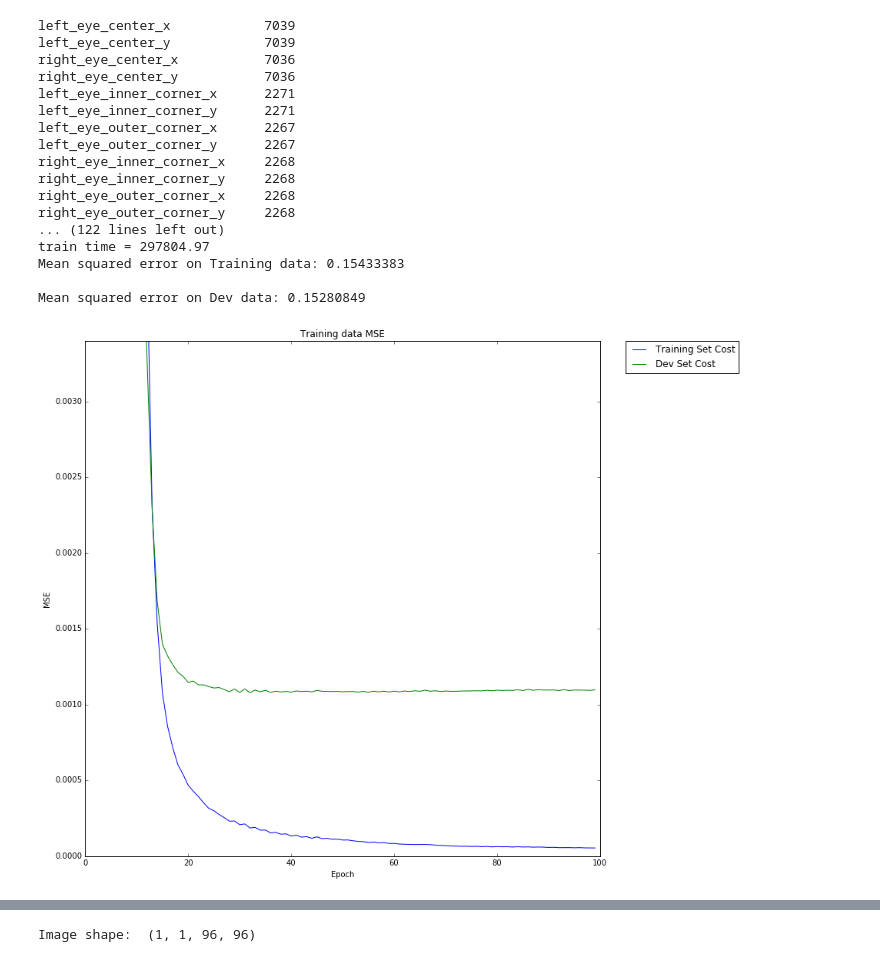
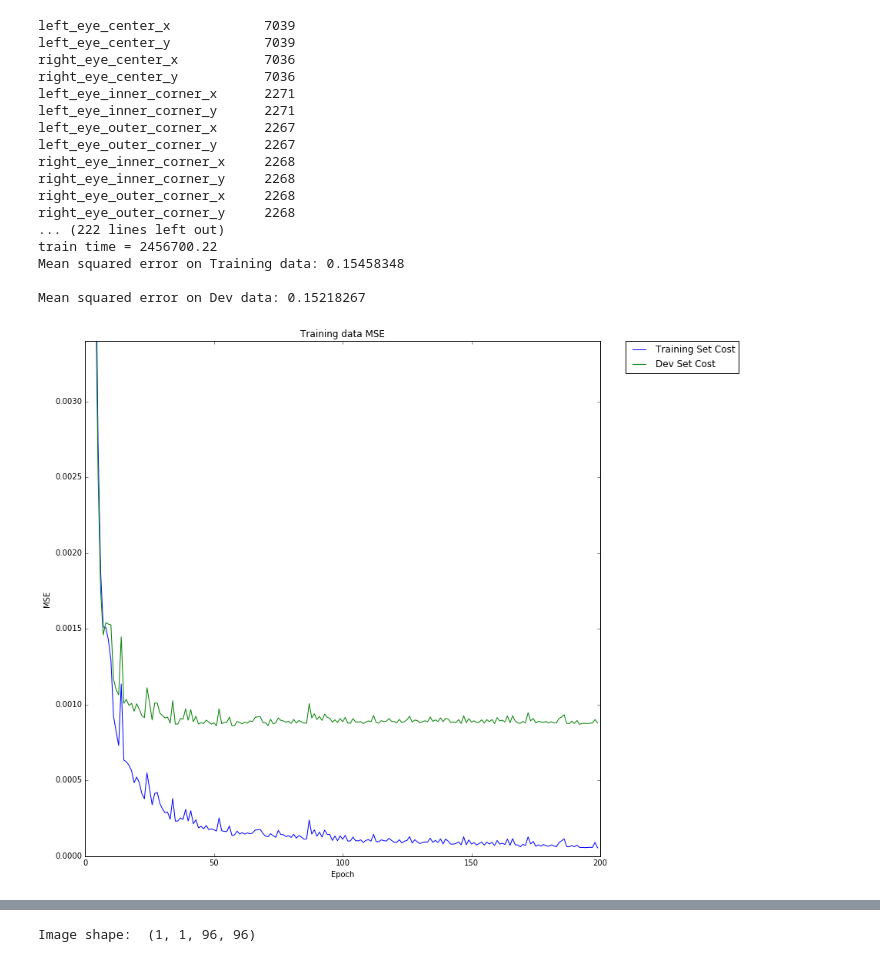
Before and after one commit to mjasek114/w207-Kaggle-Facial-Keypoint-Detection, a Jupyter notebook: Project/Source/ConvoNN_V2.ipynb, the cells around one changed output, grey strips where cells are left out. Saved outputs shown, nothing was run; the diff lists cells and outputs as text; code cells hidden in the pictures.

Commit message:
Runs with multiple regularization parameter tries

```diff
--- a/Project/Source/ConvoNN_V2.ipynb
+++ b/Project/Source/ConvoNN_V2.ipynb
@@ -32,6 +32,9 @@ featureMapsLayer1 = 32
 featureMapsLayer2 = 64
 featureMapsLayer3 = 128
 
+# Regularization parameter for the fully connected NN
+lambda_reg = .00000001
+
 # For convonets, we will work in 2d rather than 1d.  The dataset images are 96 * 96
 imageWidth = 96
 
@@ -49,11 +52,8 @@ w_6 = theano.shared(floatX(np.asarray((np.random.randn(*(numHiddenNodes, numClas
 b_1 = theano.shared(value=numpy.zeros((featureMapsLayer1,), dtype=theano.config.floatX), borrow=True)
 b_2 = theano.shared(value=numpy.zeros((featureMapsLayer2,), dtype=theano.config.floatX), borrow=True)
 b_3 = theano.shared(value=numpy.zeros((featureMapsLayer3,), dtype=theano.config.floatX), borrow=True)
-b_4 = theano.shared(value=numpy.zeros((numHiddenNodes,), dtype=theano.config.floatX), name='b', borrow=True)
-b_5 = theano.shared(value=numpy.zeros((numHiddenNodes,), dtype=theano.config.floatX), name='b', borrow=True)
-b_6 = theano.shared(value=numpy.zeros((numClasses,), dtype=theano.config.floatX), name='b', borrow=True)
 
-params = [w_1, w_2, w_3, w_4, w_5, w_6, b_1, b_2, b_3, b_4, b_5, b_6]
+params = [w_1, w_2, w_3, w_4, w_5, w_6, b_1, b_2, b_3]
 
 ## (2) Model
 X = T.matrix('X').reshape((-1, 1, 96, 96)) # conv2d works with tensor4 type
@@ -71,15 +71,15 @@ def model(X, w_1, w_2, w_3, w_4, w_5, w_6, p_1, p_2, p_3, p_4, p_5):
     l1 = dropout(T.tanh( max_pool_2d(T.maximum(conv2d(X, w_1, border_mode='full'),0.), (2, 2),ignore_border=True) + b_1.dimshuffle('x', 0, 'x', 'x') ), p_1)
     l2 = dropout(T.tanh( max_pool_2d(T.maximum(conv2d(l1, w_2), 0.), (2, 2),ignore_border=True) + b_2.dimshuffle('x', 0, 'x', 'x') ), p_2)
     l3 = dropout(T.flatten(T.tanh( max_pool_2d(T.maximum(conv2d(l2, w_3), 0.), (2, 2),ignore_border=True) + b_3.dimshuffle('x', 0, 'x', 'x') ), outdim=2), p_3)# flatten to switch back to 1d layers
-    l4 = dropout(T.maximum(T.dot(l3, w_4) + b_4, 0.), p_4)
-    l5 = dropout(T.maximum(T.dot(l4, w_5) + b_5, 0.), p_5)
-    return T.dot(l5, w_6) + b_6
+    l4 = dropout(T.maximum(T.dot(l3, w_4), 0.), p_4)
+    l5 = dropout(T.maximum(T.dot(l4, w_5), 0.), p_5)
+    return T.dot(l5, w_6)
 
 y_hat_train = model(X, w_1, w_2, w_3, w_4, w_5, w_6, 0.1, 0.2, 0.3, 0.5, 0.5)
 y_hat_predict = model(X, w_1, w_2, w_3, w_4, w_5, w_6, 0., 0., 0., 0., 0.)
 
-## (3) Cost
-cost = ((Y - (y_hat_predict))**2).mean()
+## (3) Regularized Cost
+cost = ((Y - (y_hat_predict))**2).mean() + lambda_reg*((w_4**2).sum() + (w_5**2).sum() + (w_6**2).sum())
 
 ## (4) Minimization.
 def backprop(cost, w, alpha=0.001, rho=0.9, epsilon=1e-6):
@@ -152,13 +152,13 @@ def gradientDescentStochastic(epochs):
         training_costs.append(cost_tr)
         dev_costs.append(cost_de)
 
-        print '%d) precision=%.8f, Traning cost=%.8f, DE cost: %.8f' %(i+1, np.mean(np.allclose(deY, pdeY)), cost, cost_de)
+        print '%d) precision=%.8f, Traning cost=%.8f, DE cost: %.8f' %(i+1, np.mean(np.allclose(deY, pdeY)), cost_tr, cost_de)
         trainTime =  trainTime + (time.time() - start_time)
     print 'train time = %.2f' %(trainTime)
 
     return training_costs, dev_costs
 
-training_costs, dev_costs = gradientDescentStochastic(100)
+training_costs, dev_costs = gradientDescentStochastic(200)
 
 print 'Mean squared error on Training data: %.8f\n'%((trY - trY.mean())**2).mean()
 print 'Mean squared error on Dev data: %.8f\n'%((deY - deY.mean())**2).mean()
@@ -175,28 +175,28 @@ right_eye_inner_corner_x     2268
 right_eye_inner_corner_y     2268
 right_eye_outer_corner_x     2268
 right_eye_outer_corner_y     2268
-... (122 lines left out)
-train time = 297804.97
-Mean squared error on Training data: 0.15433383
+... (222 lines left out)
+train time = 2456700.22
+Mean squared error on Training data: 0.15458348
 
-Mean squared error on Dev data: 0.15280849
+Mean squared error on Dev data: 0.15218267
 # %%
 %matplotlib inline
 import matplotlib.colors as clrs
 import matplotlib.pyplot as plt
 
 # Plot the trainig data costs over time
 plt.figure(figsize=(12, 12))
 training_plt = plt.plot(training_costs, c='b', label='Training Set Cost')
 dev_plt = plt.plot(dev_costs, c='g', label='Dev Set Cost')
 plt.legend(bbox_to_anchor=(1.05, 1), loc=2, borderaxespad=0.)
 plt.title('Training data MSE')
 plt.xlabel('Epoch')
 plt.ylabel('MSE')
-plt.axis([0, 100, 0, 0.0034])
+plt.axis([0, 200, 0, 0.0034])
 plt.show()
 # %% [output]
-[figure, old version]
+[figure, new version]
 # %%
 def plot_sample(axis, x, y, y_pred=None,):
     img = x.reshape(96, 96)
```
Also changed, not shown: parts of 8 cells of this notebook.
